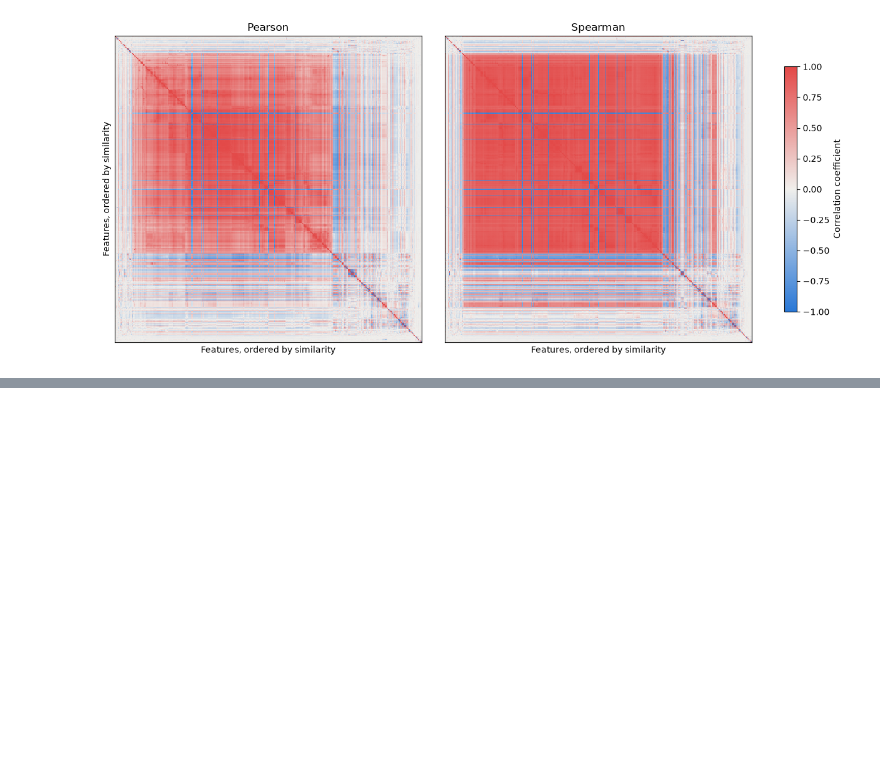
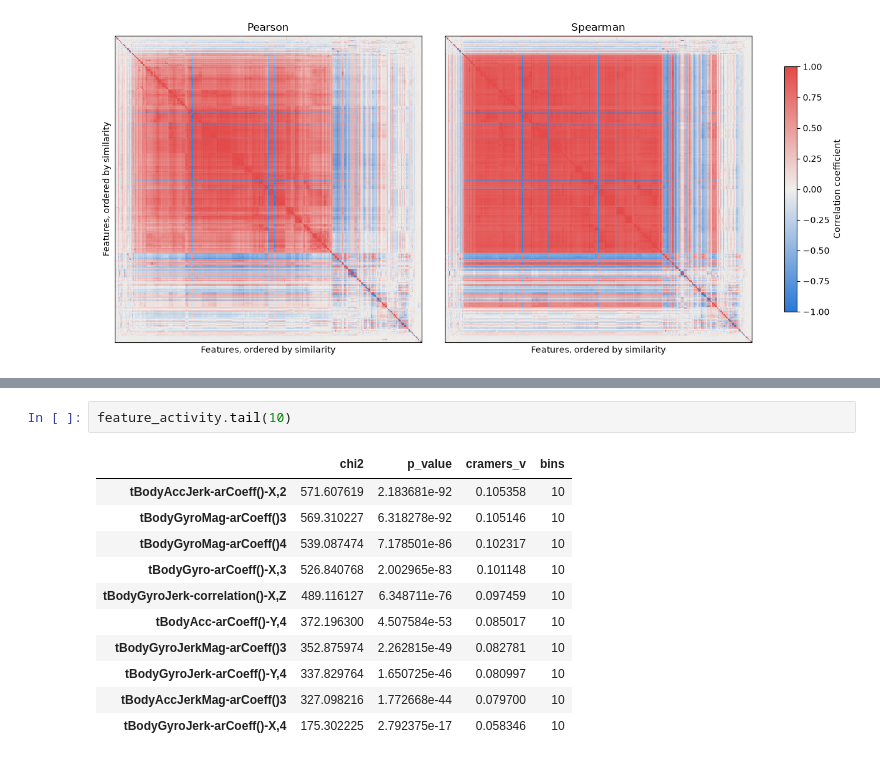
Before and after one commit to Stefy1209/Movement-Detection-using-Smartphone, a Jupyter notebook: src/Data_analysis.ipynb, the cells around one changed output, grey strips where cells are left out. Drawn from its saved outputs; the diff is of its cells as text; blank space fills up the shorter version.

```diff
--- a/src/Data_analysis.ipynb
+++ b/src/Data_analysis.ipynb
@@ -322,0 +394,14 @@ plt.show()
+# %%
+feature_activity.tail(10)
+# %% [output]
+|  | chi2 | p_value | cramers_v | bins |
+| tBodyAccJerk-arCoeff()-X,2 | 571.607619 | 2.183681e-92 | 0.105358 | 10 |
+| tBodyGyroMag-arCoeff()3 | 569.310227 | 6.318278e-92 | 0.105146 | 10 |
+| tBodyGyroMag-arCoeff()4 | 539.087474 | 7.178501e-86 | 0.102317 | 10 |
+| tBodyGyro-arCoeff()-X,3 | 526.840768 | 2.002965e-83 | 0.101148 | 10 |
+| tBodyGyroJerk-correlation()-X,Z | 489.116127 | 6.348711e-76 | 0.097459 | 10 |
+| tBodyAcc-arCoeff()-Y,4 | 372.196300 | 4.507584e-53 | 0.085017 | 10 |
+| tBodyGyroJerkMag-arCoeff()3 | 352.875974 | 2.262815e-49 | 0.082781 | 10 |
+| tBodyGyroJerk-arCoeff()-Y,4 | 337.829764 | 1.650725e-46 | 0.080997 | 10 |
+| tBodyAccJerkMag-arCoeff()3 | 327.098216 | 1.772668e-44 | 0.079700 | 10 |
+| tBodyGyroJerk-arCoeff()-X,4 | 175.302225 | 2.792375e-17 | 0.058346 | 10 |
```
Also changed, not shown: parts of 8 cells of this notebook.
